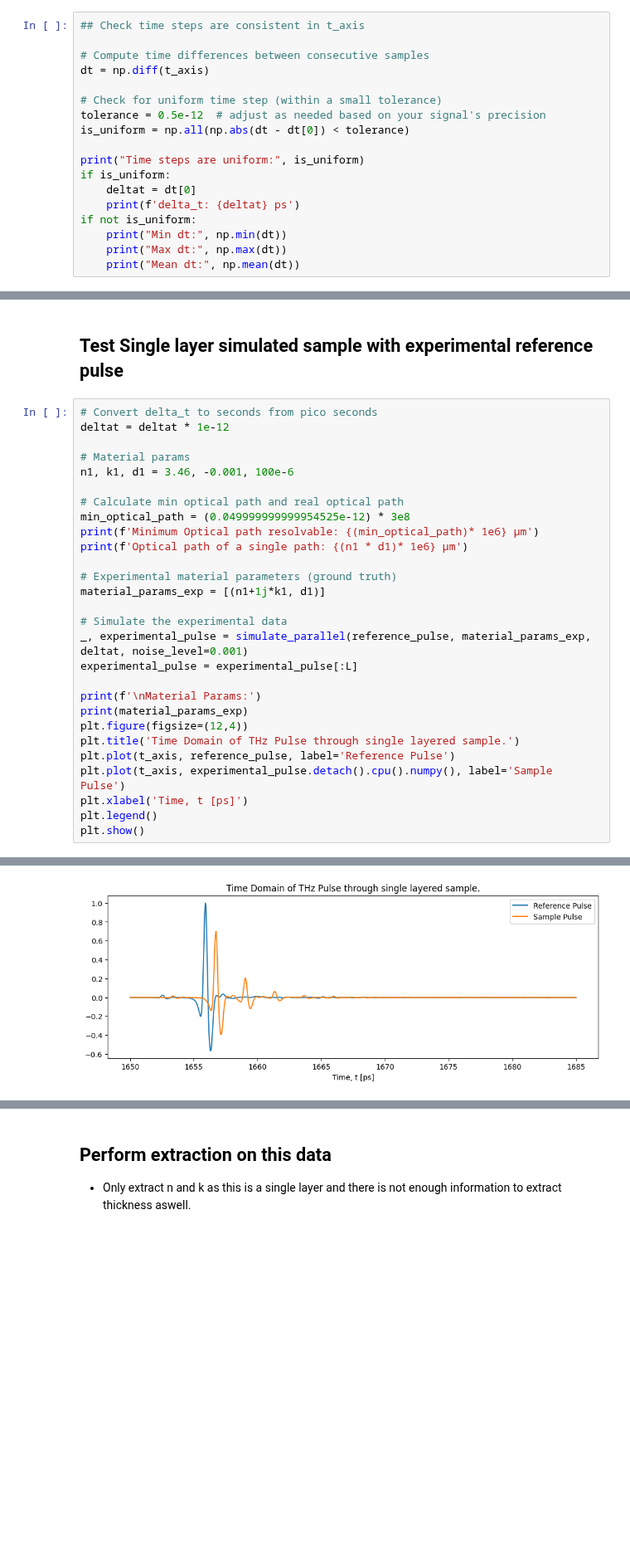
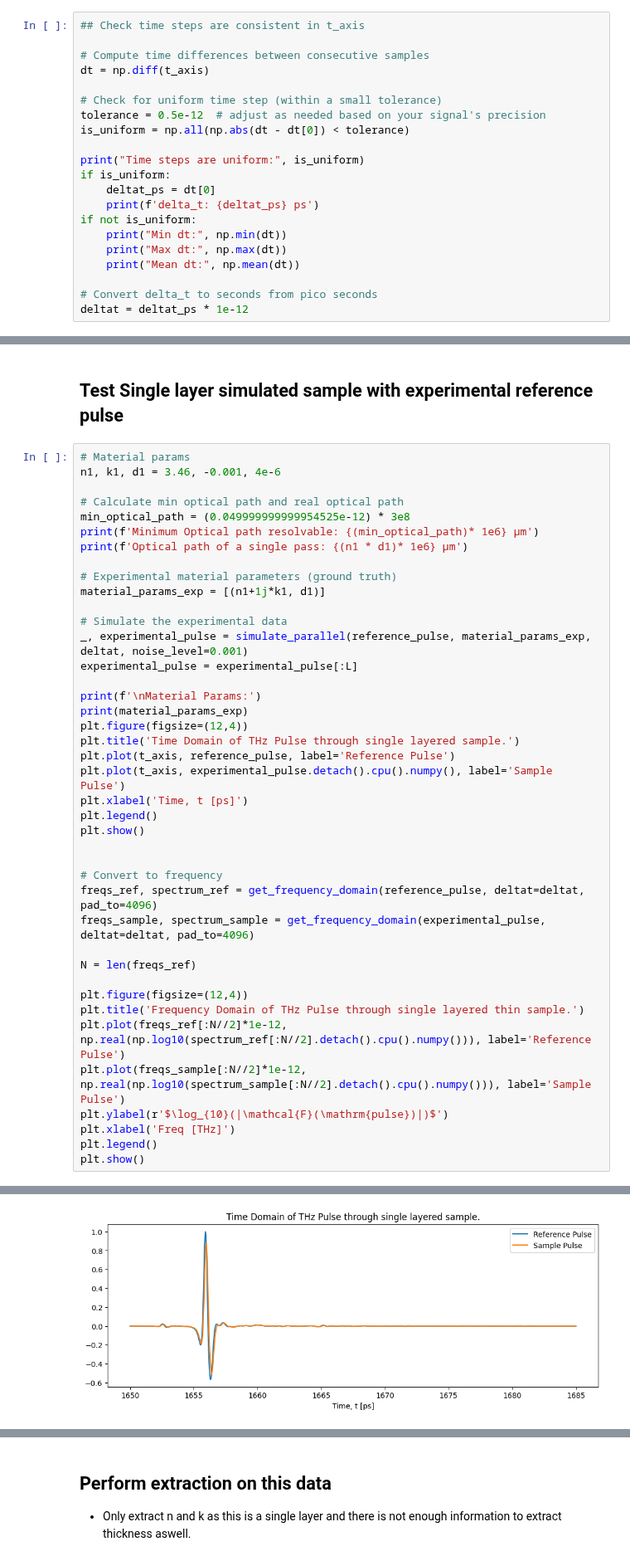
Before and after one commit to tls54/THz-TDS, a Jupyter notebook: Transfer Matrix Method/Experimental_reference.ipynb, the cells around one changed output, grey strips where cells are left out. Shown at 83% size. Saved outputs shown, nothing was run; the diff lists cells and outputs as text; blank space fills up the shorter version.

```diff
--- a/Transfer Matrix Method/Experimental_reference.ipynb
+++ b/Transfer Matrix Method/Experimental_reference.ipynb
@@ -54,28 +55,28 @@ is_uniform = np.all(np.abs(dt - dt[0]) < tolerance)
 
 print("Time steps are uniform:", is_uniform)
 if is_uniform:
-    deltat = dt[0]
-    print(f'delta_t: {deltat} ps')
+    deltat_ps = dt[0]
+    print(f'delta_t: {deltat_ps} ps')
 if not is_uniform:
     print("Min dt:", np.min(dt))
     print("Max dt:", np.max(dt))
     print("Mean dt:", np.mean(dt))
+
+# Convert delta_t to seconds from pico seconds
+deltat = deltat_ps * 1e-12
 # %% [output]
 Time steps are uniform: True
 delta_t: 0.049999999999954525 ps
 # %% [markdown]
 ## Test Single layer simulated sample with experimental reference pulse
 # %%
-# Convert delta_t to seconds from pico seconds
-deltat = deltat * 1e-12
-
 # Material params
-n1, k1, d1 = 3.46, -0.001, 100e-6
+n1, k1, d1 = 3.46, -0.001, 4e-6
 
 # Calculate min optical path and real optical path
 min_optical_path = (0.049999999999954525e-12) * 3e8
 print(f'Minimum Optical path resolvable: {(min_optical_path)* 1e6} µm')
-print(f'Optical path of a single path: {(n1 * d1)* 1e6} µm')
+print(f'Optical path of a single pass: {(n1 * d1)* 1e6} µm')
 
 # Experimental material parameters (ground truth)
 material_params_exp = [(n1+1j*k1, d1)]
@@ -93,5 +94,21 @@ plt.plot(t_axis, experimental_pulse.detach().cpu().numpy(), label='Sample Pulse'
 plt.xlabel('Time, t [ps]')
 plt.legend()
 plt.show()
+
+
+# Convert to frequency
+freqs_ref, spectrum_ref = get_frequency_domain(reference_pulse, deltat=deltat, pad_to=4096)
+freqs_sample, spectrum_sample = get_frequency_domain(experimental_pulse, deltat=deltat, pad_to=4096)
+
+N = len(freqs_ref)
+
+plt.figure(figsize=(12,4))
+plt.title('Frequency Domain of THz Pulse through single layered thin sample.')
+plt.plot(freqs_ref[:N//2]*1e-12, np.real(np.log10(spectrum_ref[:N//2].detach().cpu().numpy())), label='Reference Pulse')
+plt.plot(freqs_sample[:N//2]*1e-12, np.real(np.log10(spectrum_sample[:N//2].detach().cpu().numpy())), label='Sample Pulse')
+plt.ylabel(r'$\log_{10}(|\mathcal{F}(\mathrm{pulse})|)$')
+plt.xlabel('Freq [THz]')
+plt.legend()
+plt.show()
 # %% [output]
 Minimum Optical path resolvable: 14.999999999986358 µm
@@ -102 +119 @@ Material Params:
-[figure, old version]
+[figure, new version]
```
Also changed, not shown: parts of 18 cells of this notebook, 1 other file.
